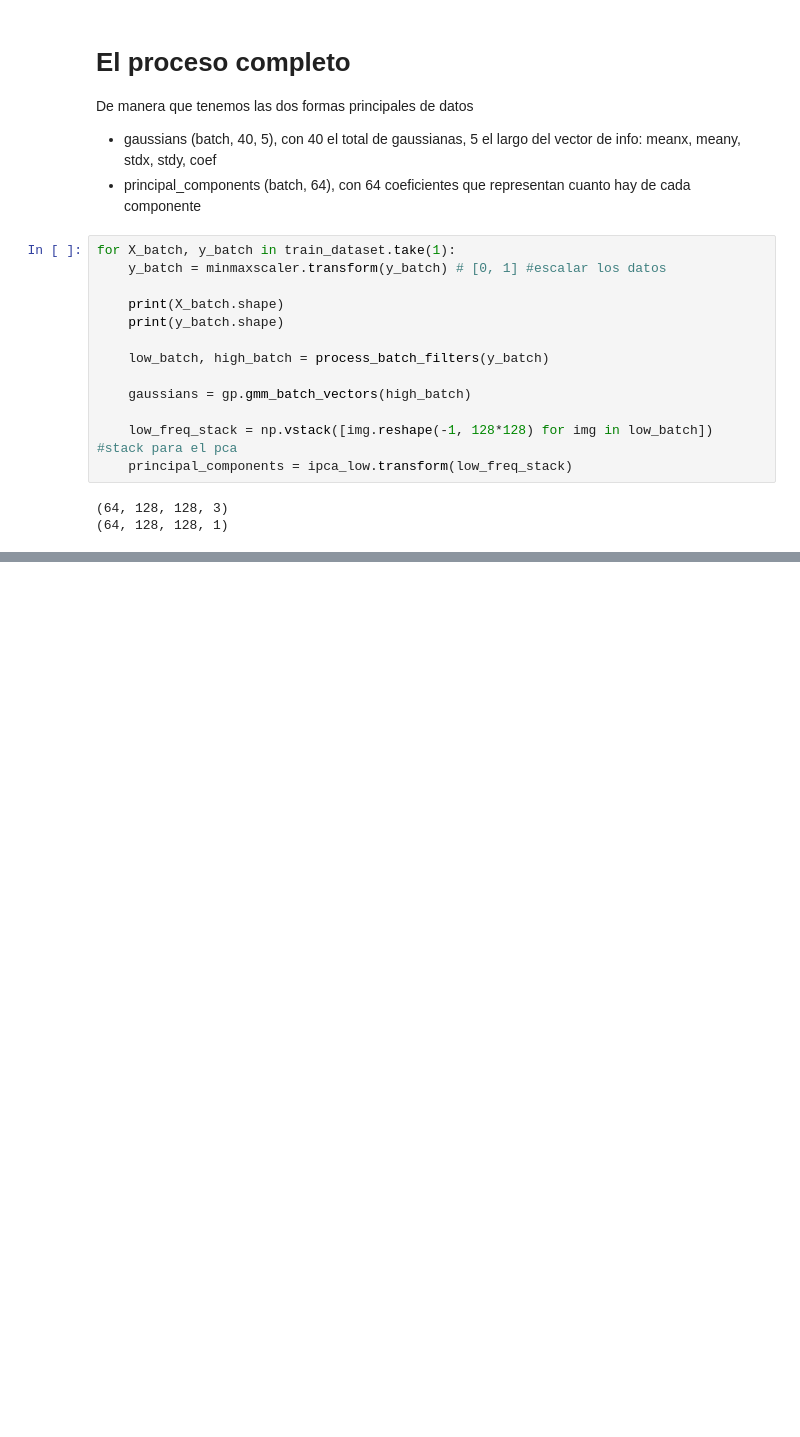
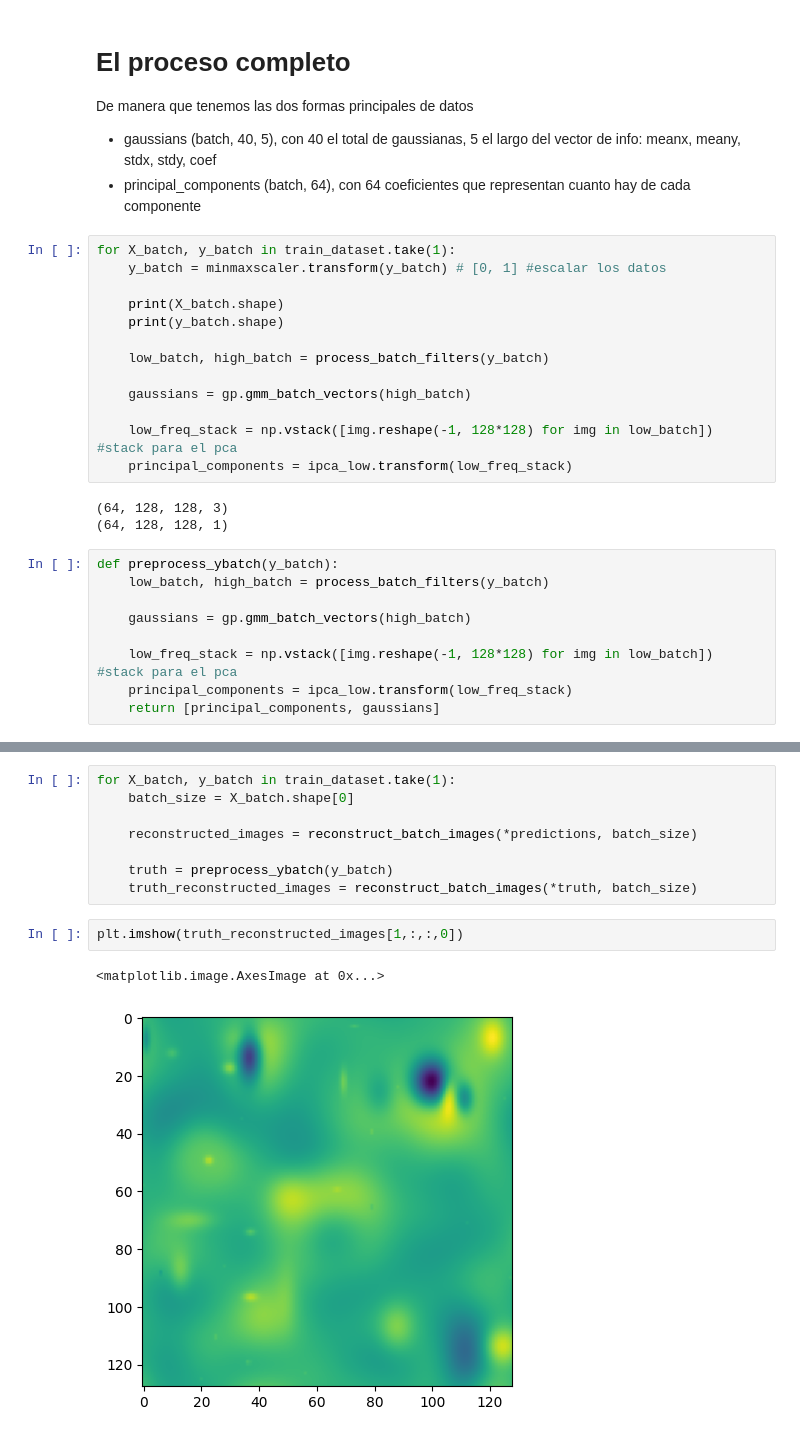
Before and after one commit to fbientrigo/grav_lensing, a Jupyter notebook: 06_pipeline_parametric/a_parametrize.ipynb, the cells around one changed output, grey strips where cells are left out. Drawn from its saved outputs; the diff is of its cells as text; blank space fills up the shorter version.

```diff
--- a/06_pipeline_parametric/a_parametrize.ipynb
+++ b/06_pipeline_parametric/a_parametrize.ipynb
@@ -104,3 +104,12 @@ for X_batch, y_batch in train_dataset.take(1):
 # %% [output]
 (64, 128, 128, 3)
 (64, 128, 128, 1)
+# %%
+def preprocess_ybatch(y_batch):
+    low_batch, high_batch = process_batch_filters(y_batch)
+
+    gaussians = gp.gmm_batch_vectors(high_batch)
+
+    low_freq_stack = np.vstack([img.reshape(-1, 128*128) for img in low_batch]) #stack para el pca
+    principal_components = ipca_low.transform(low_freq_stack)
+    return [principal_components, gaussians]
@@ -106,0 +521,13 @@ for X_batch, y_batch in train_dataset.take(1):
+# %%
+for X_batch, y_batch in train_dataset.take(1):
+    batch_size = X_batch.shape[0]
+
+    reconstructed_images = reconstruct_batch_images(*predictions, batch_size)
+
+    truth = preprocess_ybatch(y_batch)
+    truth_reconstructed_images = reconstruct_batch_images(*truth, batch_size)
+# %%
+plt.imshow(truth_reconstructed_images[1,:,:,0])
+# %% [output]
+<matplotlib.image.AxesImage at 0x...>
+[figure, added]
```
Also changed, not shown: parts of 17 cells of this notebook, 2 other files.
